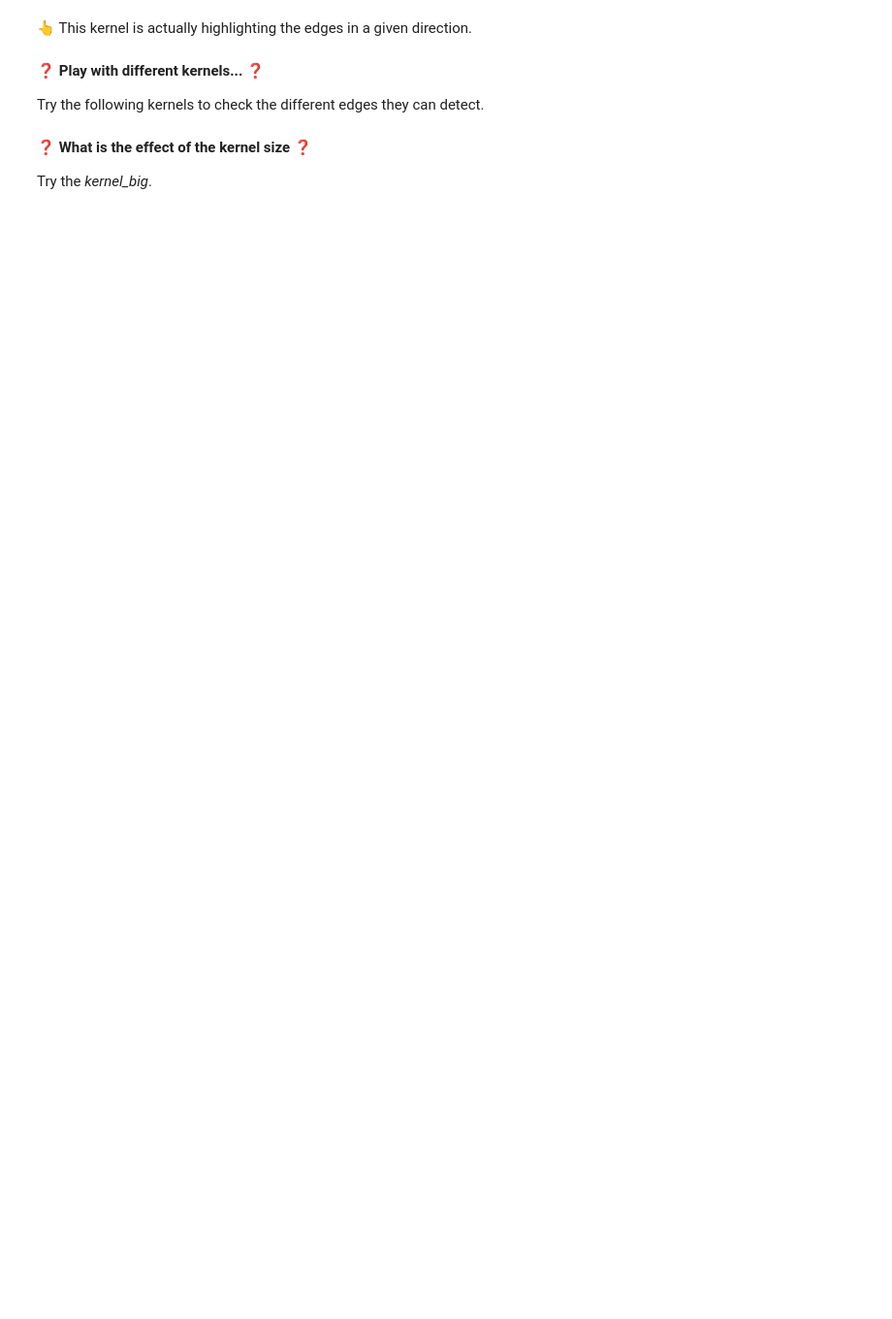
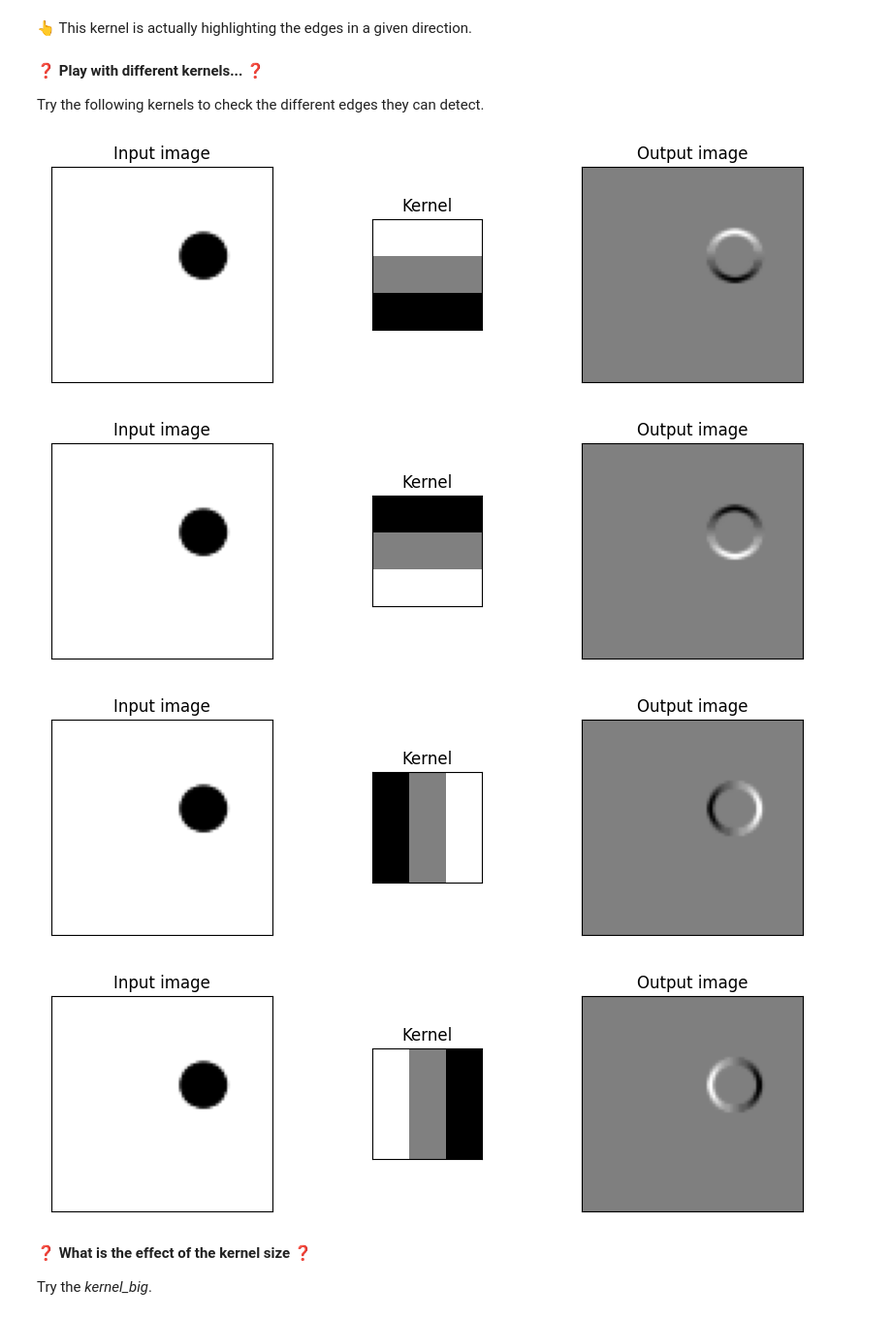
Before and after one commit to Dimasaur/data-intuition-on-convolutions, a Jupyter notebook: intuitions_on_convolutions.ipynb, the cells around one changed output. Shown at 97% size. Drawn from its saved outputs; the diff is of its cells as text; code cells hidden in the pictures; blank space fills up the shorter version.

```diff
--- a/intuitions_on_convolutions.ipynb
+++ b/intuitions_on_convolutions.ipynb
@@ -262,3 +311,13 @@ kernel_4 = [
+# %%
+kernels = [kernel_1,kernel_2,kernel_3,kernel_4]
+# %%
+for kernel in kernels:
+    plot_convolution(input_image,kernel,activation=False)
+# %% [output]
+[figure, added]
+[figure, added]
+[figure, added]
+[figure, added]
 # %% [markdown]
 ❓ **What is the effect of the kernel size** ❓
 
```
Also changed, not shown: parts of 62 cells of this notebook.
